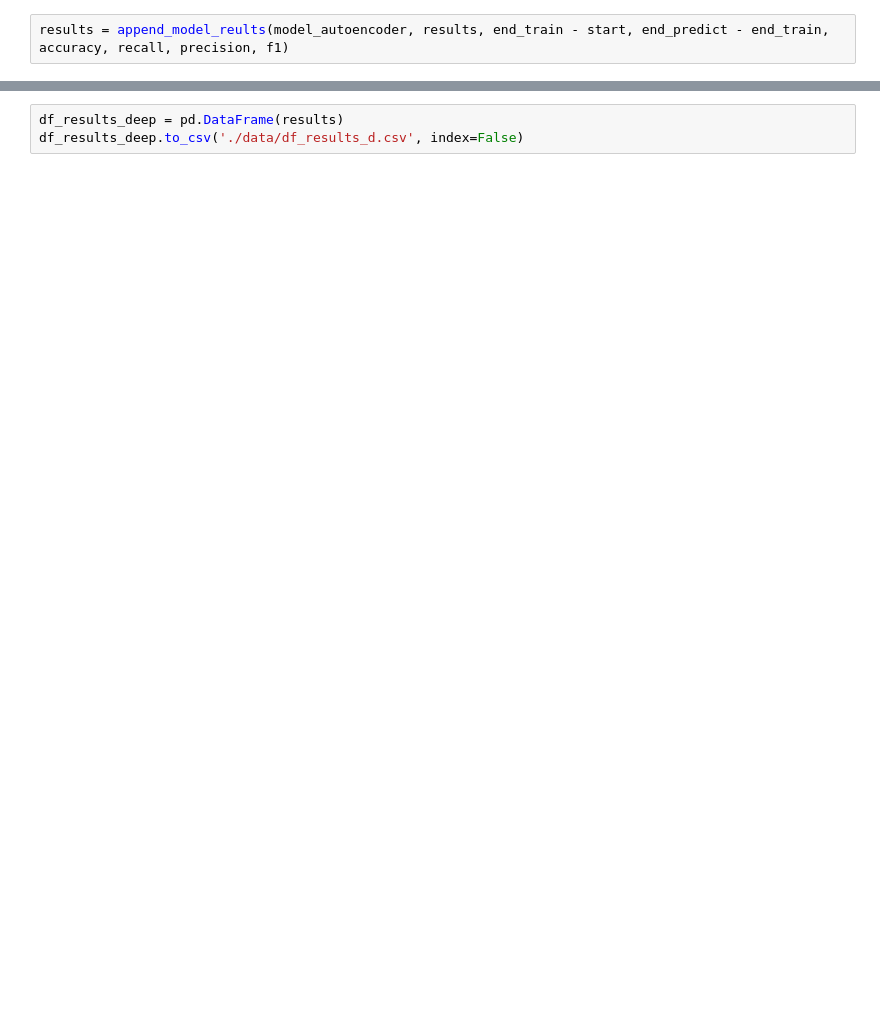
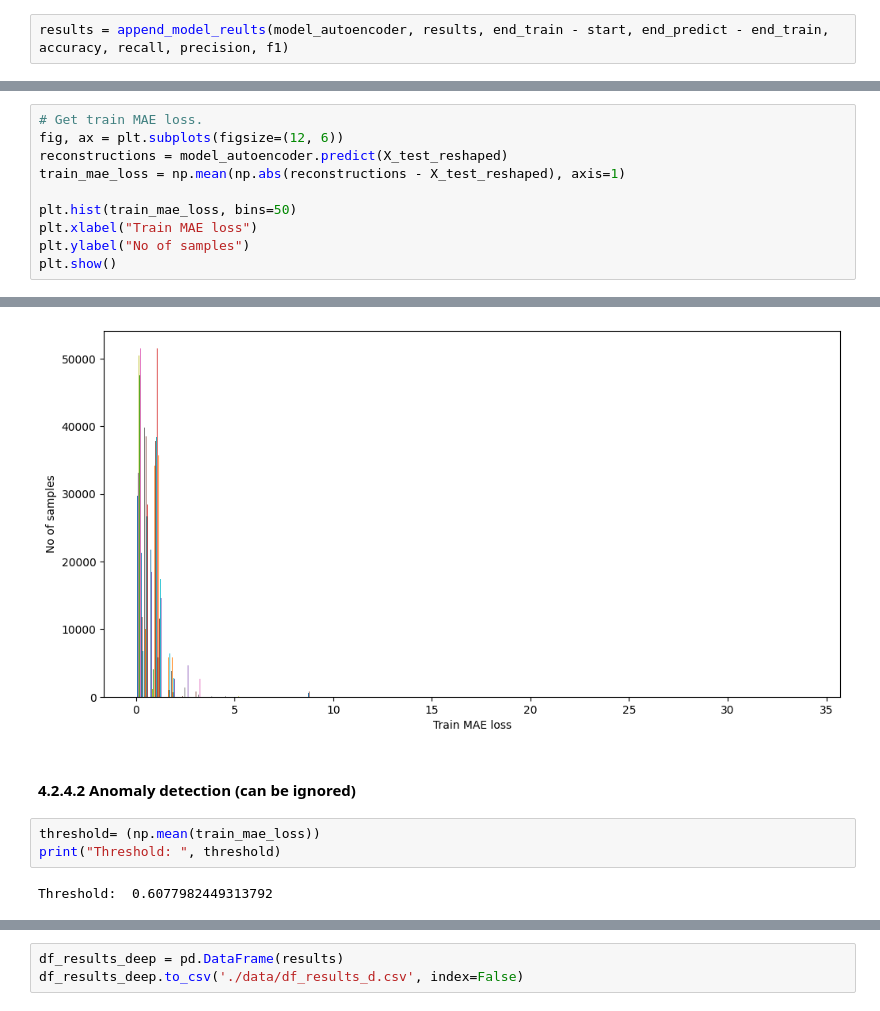
Before and after one commit to aKravtschenko/DEEPL-Autoencoder, a Jupyter notebook: new_autoencoder.ipynb, the cells around one changed output, grey strips where cells are left out. Cells and saved outputs as stored; diff of their text form; blank space fills up the shorter version.

```diff
--- a/new_autoencoder.ipynb
+++ b/new_autoencoder.ipynb
@@ -1135,0 +1157,11 @@ results = append_model_reults(model_autoencoder, results, end_train - start, end
+# %%
+# Get train MAE loss.
+fig, ax = plt.subplots(figsize=(12, 6))
+reconstructions = model_autoencoder.predict(X_test_reshaped)
+train_mae_loss = np.mean(np.abs(reconstructions - X_test_reshaped), axis=1)
+
+plt.hist(train_mae_loss, bins=50)
+plt.xlabel("Train MAE loss")
+plt.ylabel("No of samples")
+plt.show()
+# %% [output]
@@ -1135,0 +1169,8 @@ results = append_model_reults(model_autoencoder, results, end_train - start, end
+[figure, added]
+# %% [markdown]
+#### 4.2.4.2 Anomaly detection (can be ignored)
+# %%
+threshold= (np.mean(train_mae_loss))
+print("Threshold: ", threshold)
+# %% [output]
+Threshold:  0.6077982449313792
```
Also changed, not shown: parts of 24 cells of this notebook.
